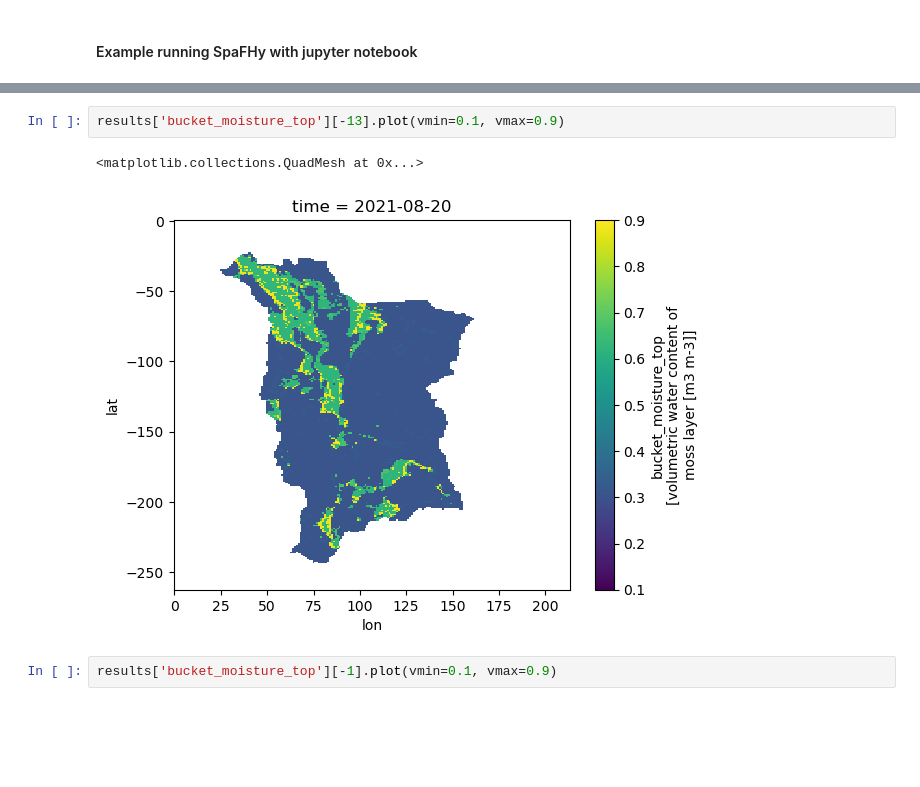
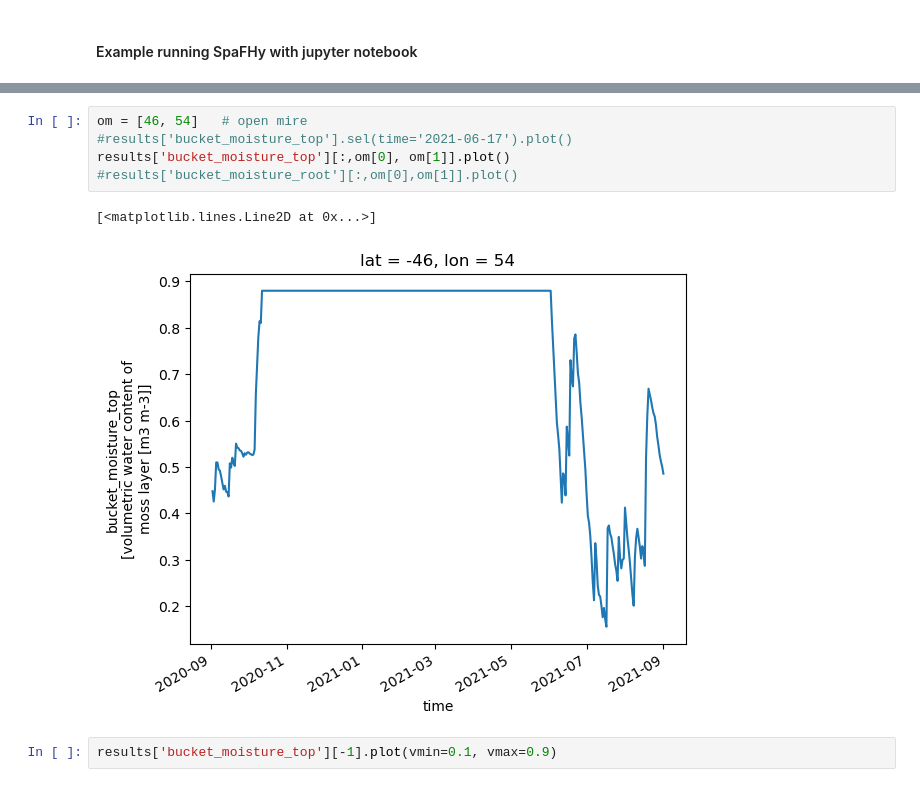
Before and after one commit to jpnousu/SpaFHy_v2.0, a Jupyter notebook: run_example.ipynb, the cells around one changed output, grey strips where cells are left out. Drawn from its saved outputs; the diff is of its cells as text; blank space fills up the shorter version.

Commit message:
Plotting gw

```diff
--- a/run_example.ipynb
+++ b/run_example.ipynb
@@ -27,8 +38,11 @@ results['bucket_moisture_top'].mean(dim=['lat', 'lon']).sel(time=slice('2019-06-
 # %%
-results['bucket_moisture_top'][-13].plot(vmin=0.1, vmax=0.9)
+om = [46, 54]   # open mire
+#results['bucket_moisture_top'].sel(time='2021-06-17').plot()
+results['bucket_moisture_top'][:,om[0], om[1]].plot()
+#results['bucket_moisture_root'][:,om[0],om[1]].plot()
 # %% [output]
-<matplotlib.collections.QuadMesh at 0x...>
+[<matplotlib.lines.Line2D at 0x...>]
-[figure, old version]
+[figure, new version]
 # %%
 results['bucket_moisture_top'][-1].plot(vmin=0.1, vmax=0.9)
 # %% [output]
```
Also changed, not shown: parts of 2 cells of this notebook, 4 other files.
